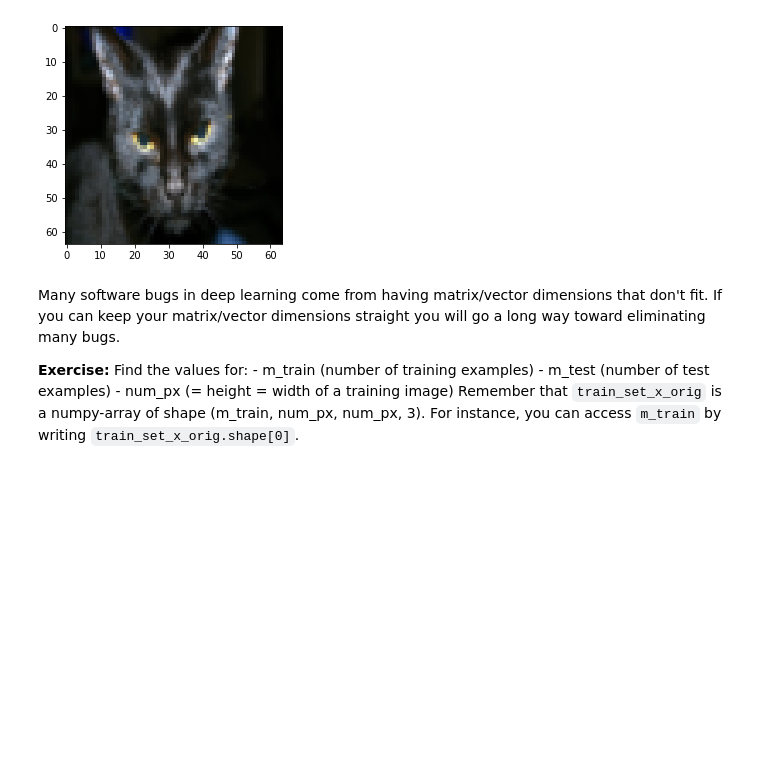
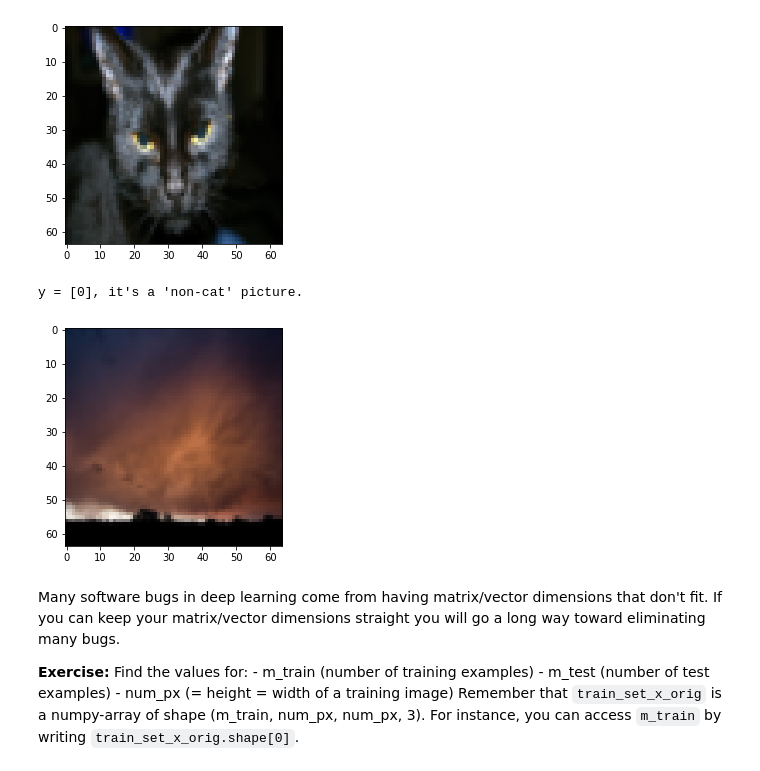
Before and after one commit to meetmanekmoti/DL_Lab1, a Jupyter notebook: Logistic_Regression_with_a_Neural_Network_mindset.ipynb, the cells around one changed output. Drawn from its saved outputs; the diff is of its cells as text; code cells hidden in the pictures; blank space fills up the shorter version.

```diff
--- a/Logistic_Regression_with_a_Neural_Network_mindset.ipynb
+++ b/Logistic_Regression_with_a_Neural_Network_mindset.ipynb
@@ -72,6 +72,14 @@ print ("y = " + str(train_set_y[:, index]) + ", it's a '" + classes[np.squeeze(t
 # %% [output]
 y = [1], it's a 'cat' picture.
 [figure]
+# %%
+# Checking a picture with different index (for personal information)
+index = 208
+plt.imshow(train_set_x_orig[index])
+print ("y = " + str(train_set_y[:, index]) + ", it's a '" + classes[np.squeeze(train_set_y[:, index])].decode("utf-8") +  "' picture.")
+# %% [output]
+y = [0], it's a 'non-cat' picture.
+[figure, added]
 # %% [markdown]
 Many software bugs in deep learning come from having matrix/vector dimensions that don't fit. If you can keep your matrix/vector dimensions straight you will go a long way toward eliminating many bugs.
 
```
Also changed, not shown: parts of 8 cells of this notebook, 2 other files.
